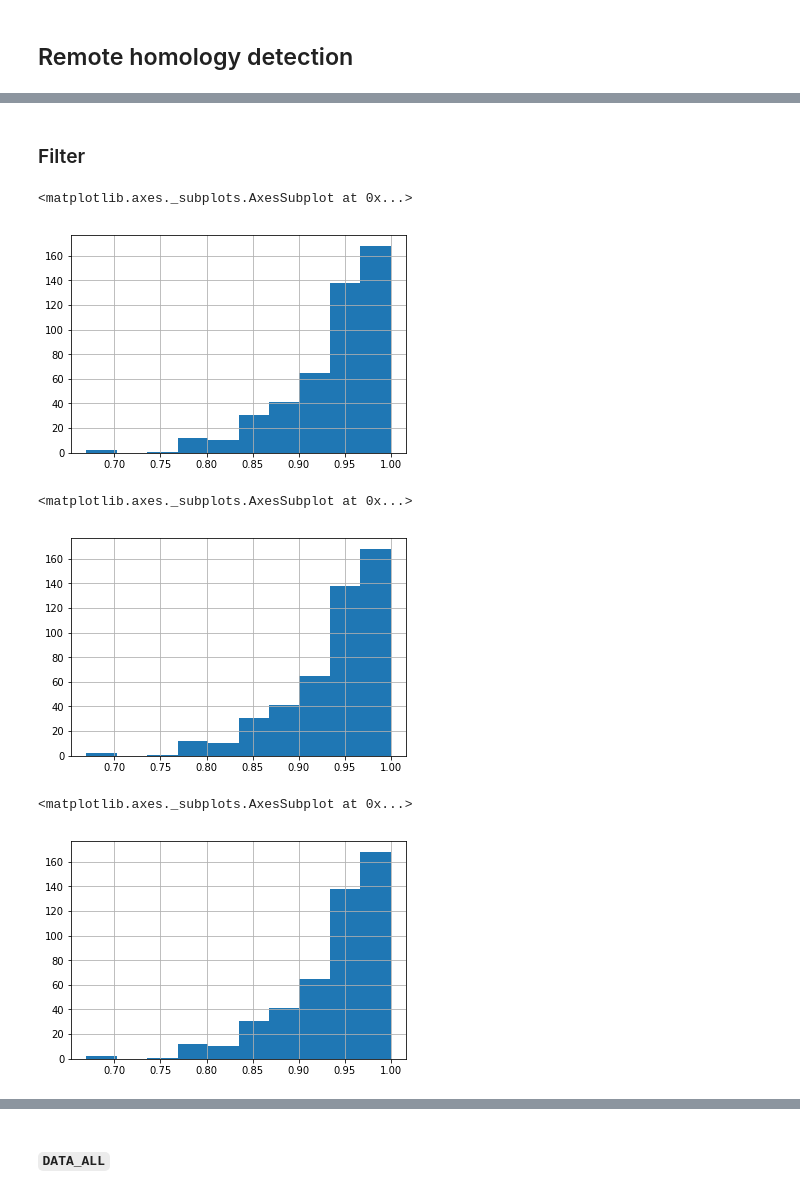
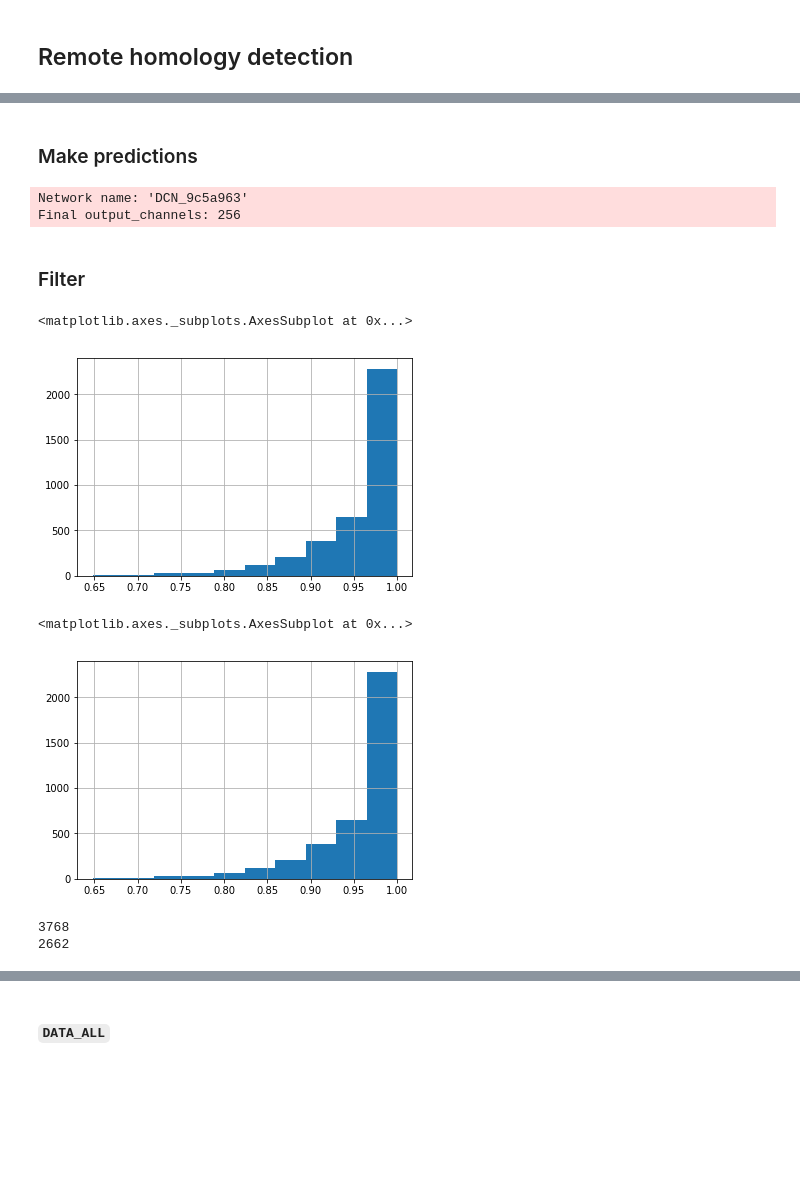
Before and after one commit to ostrokach/protein-adjacency-net, a Jupyter notebook: notebooks/04-validation_remote_homology_detection.ipynb, the cells around one changed output, grey strips where cells are left out. Saved outputs shown, nothing was run; the diff lists cells and outputs as text; code cells hidden in the pictures; blank space fills up the shorter version.

```diff
--- a/notebooks/04-validation_remote_homology_detection.ipynb
+++ b/notebooks/04-validation_remote_homology_detection.ipynb
@@ -62,7 +68,7 @@ DEBUG
 True
 # %%
 if DEBUG:
-    NETWORK_NAME = "dcn_old_0,bd46824,9c5a963"
+    NETWORK_NAME = "dcn_old_0,9c5a963"
 else:
     assert NETWORK_NAME is not None
 # %%
@@ -114,5 +120,5 @@ remote_homology_dataset_file = (
     .joinpath('scop_remote_homology_detection', 'remote_homology_dataset.parquet')
 )
 # %%
-remote_homology_dataset_df = pq.read_table(remote_homology_dataset_file).to_pandas()
+remote_homology_dataset = pq.read_table(remote_homology_dataset_file).to_pandas()
 # %%
@@ -126,13 +132,13 @@ print(len(remote_homology_dataset_df))
 # %%
-remote_homology_dataset_df['adjacency_coverage_1'] = (
-    remote_homology_dataset_df['adjacency_idx_1'].apply(lambda l: len(set(l))) /
-    remote_homology_dataset_df['sequence'].str.len()
+remote_homology_dataset['adjacency_coverage_1'] = (
+    remote_homology_dataset['adjacency_idx_1'].apply(lambda l: len(set(l))) /
+    remote_homology_dataset['sequence'].str.len()
 )
 
 
-remote_homology_dataset_df['adjacency_coverage_2'] = (
-    remote_homology_dataset_df['adjacency_idx_2'].apply(lambda l: len(set(l))) /
-    remote_homology_dataset_df['sequence'].str.len()
+remote_homology_dataset['adjacency_coverage_2'] = (
+    remote_homology_dataset['adjacency_idx_2'].apply(lambda l: len(set(l))) /
+    remote_homology_dataset['sequence'].str.len()
 )
 # %%
 def validate_adjacency_df(adjacency_df):
@@ -154,13 +160,28 @@ validate_adjacency_df(remote_homology_dataset_df)
+# %% [markdown]
+### Make predictions
+# %%
+for network_name in NETWORK_NAME.split(','):
+    predict_with_network = predict_with_dcn_old if 'dcn_old' in network_name else predict_with_dcn
+    remote_homology_dataset[network_name] = (
+        predict_with_network(
+            remote_homology_dataset.copy(),
+            network_state=TRAINED_NETWORKS[network_name]['network_state'],
+            network_info=TRAINED_NETWORKS[network_name]['network_info'],
+        )
+    )
+# %% [output]
+Network name: 'DCN_9c5a963'
+Final output_channels: 256
 # %% [markdown]
 ### Filter
 # %%
-remote_homology_dataset_df['adjacency_coverage_1'].hist()
+remote_homology_dataset['adjacency_coverage_1'].hist()
 # %% [output]
 <matplotlib.axes._subplots.AxesSubplot at 0x...>
-[figure, old version]
+[figure, new version]
 # %%
-remote_homology_dataset_df['adjacency_coverage_2'].hist()
+remote_homology_dataset['adjacency_coverage_2'].hist()
 # %% [output]
 <matplotlib.axes._subplots.AxesSubplot at 0x...>
-[figure, old version]
+[figure, new version]
 # %%
@@ -175,5 +193,0 @@ remote_homology_dataset_filtered = remote_homology_dataset_df
-# %%
-remote_homology_dataset_filtered['adjacency_coverage_2'].hist()
-# %% [output]
-<matplotlib.axes._subplots.AxesSubplot at 0x...>
-[figure, removed]
@@ -180 +196,24 @@ remote_homology_dataset_filtered['adjacency_coverage_2'].hist()
+# %%
+query_ids_w3plus = {
+    query_id
+    for query_id, group in
+        remote_homology_dataset
+        .dropna(subset=NETWORK_NAME.split(','))
+        .groupby('query_id')
+    if len(group) >= 3
+}
+
+remote_homology_dataset_filtered = (
+    remote_homology_dataset[
+        remote_homology_dataset['query_id'].isin(query_ids_w3plus)
+    ]
+    .dropna(subset=NETWORK_NAME.split(','))
+    .copy()
+)
+
+print(len(remote_homology_dataset))
+print(len(remote_homology_dataset_filtered))
+# %% [output]
+3768
+2662
 # %% [markdown]
```
Also changed, not shown: parts of 19 cells of this notebook, 3 other files.
